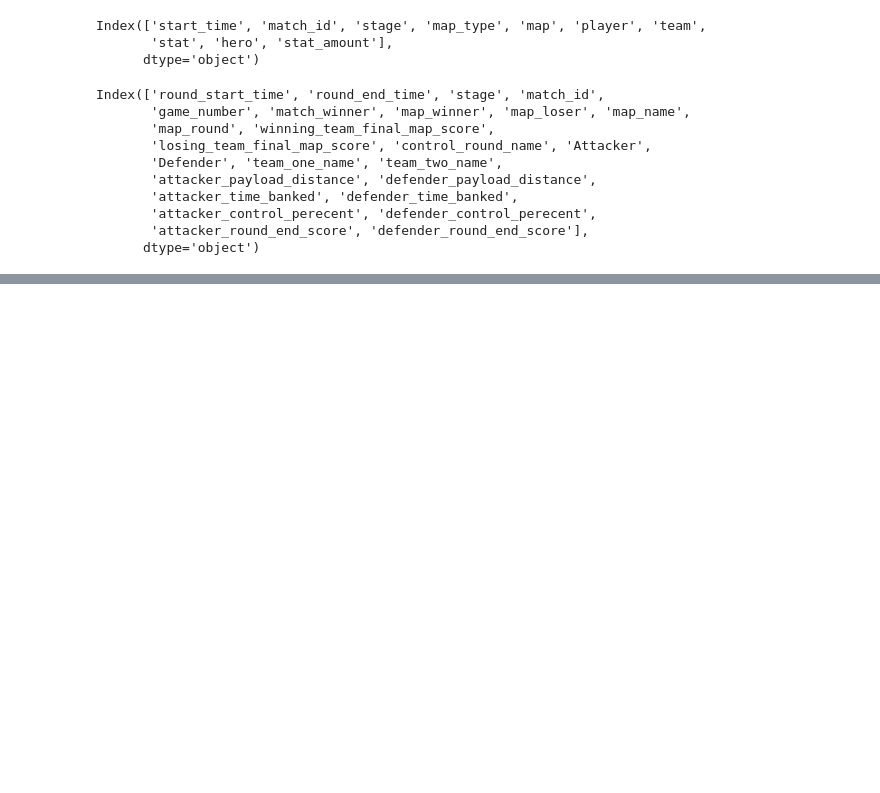
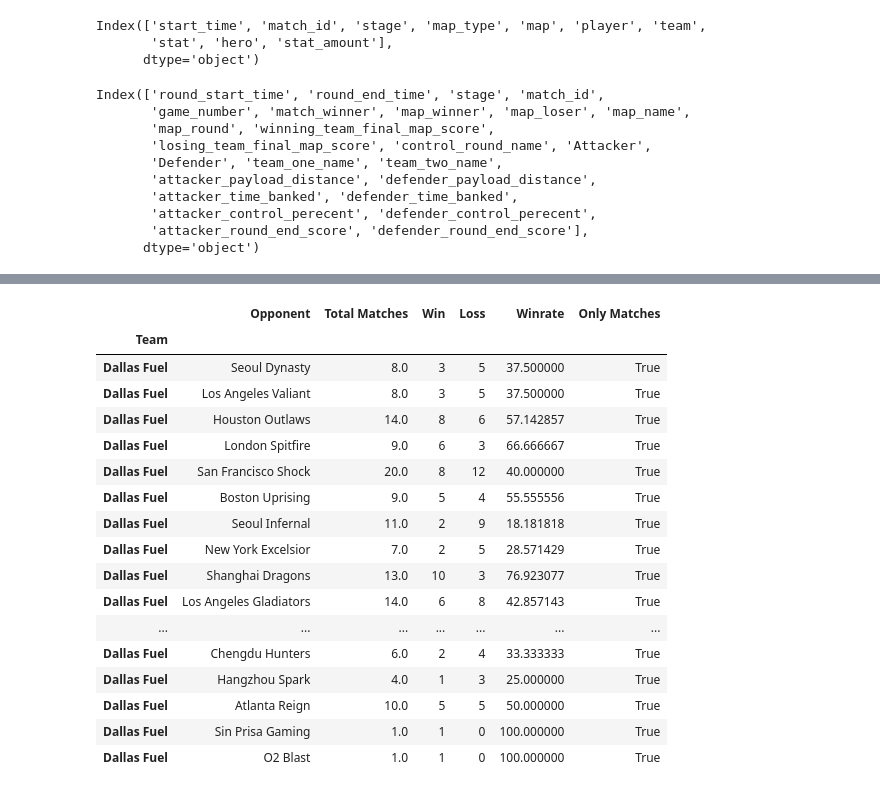
Before and after one commit to antaww/Overgraph, a Jupyter notebook: src/owl.ipynb, the cells around one changed output, grey strips where cells are left out. Cells and saved outputs as stored; diff of their text form; code cells hidden in the pictures; blank space fills up the shorter version.

```diff
--- a/src/owl.ipynb
+++ b/src/owl.ipynb
@@ -254,13 +292,14 @@ def get_team_scores(team: str, map_type: str = None) -> pd.DataFrame:
 
         row = pd.DataFrame(
             {'team': team, 'opponent': opponent, 'total_matches': total_matches, 'win': wins, 'loss': losses,
-             'winrate': winrate*100, 'map_type': map_type,
+             'winrate': winrate * 100, 'map_type': map_type,
              'only_matches': not map_type}, index=[0])
         results = pd.concat([results, row])
 
     # rename columns
     results.rename(columns={'team': 'Team', 'opponent': 'Opponent', 'total_matches': 'Total Matches', 'win': 'Win',
-                            'loss': 'Loss', 'winrate': 'Winrate', 'map_type': 'Map Type', 'only_matches': 'Only Matches'},
+                            'loss': 'Loss', 'winrate': 'Winrate', 'map_type': 'Map Type',
+                            'only_matches': 'Only Matches'},
                    inplace=True)
 
     # reorder columns
@@ -268,9 +307,28 @@ def get_team_scores(team: str, map_type: str = None) -> pd.DataFrame:
     if not map_type:
         results = results.drop(columns='Map Type')
 
-    results = results.reset_index(drop=True)
+    results = results.set_index('Team')
     return results
 # %%
-# get_team_scores('Dallas Fuel')
+get_team_scores('Dallas Fuel')
+# %% [output]
+|  | Opponent | Total Matches | Win | Loss | Winrate | Only Matches |
+| Team |  |  |  |  |  |  |
+| Dallas Fuel | Seoul Dynasty | 8.0 | 3 | 5 | 37.500000 | True |
+| Dallas Fuel | Los Angeles Valiant | 8.0 | 3 | 5 | 37.500000 | True |
+| Dallas Fuel | Houston Outlaws | 14.0 | 8 | 6 | 57.142857 | True |
+| Dallas Fuel | London Spitfire | 9.0 | 6 | 3 | 66.666667 | True |
+| Dallas Fuel | San Francisco Shock | 20.0 | 8 | 12 | 40.000000 | True |
+| Dallas Fuel | Boston Uprising | 9.0 | 5 | 4 | 55.555556 | True |
+| Dallas Fuel | Seoul Infernal | 11.0 | 2 | 9 | 18.181818 | True |
+| Dallas Fuel | New York Excelsior | 7.0 | 2 | 5 | 28.571429 | True |
+| Dallas Fuel | Shanghai Dragons | 13.0 | 10 | 3 | 76.923077 | True |
+| Dallas Fuel | Los Angeles Gladiators | 14.0 | 6 | 8 | 42.857143 | True |
+| ... | ... | ... | ... | ... | ... | ... |
+| Dallas Fuel | Chengdu Hunters | 6.0 | 2 | 4 | 33.333333 | True |
+| Dallas Fuel | Hangzhou Spark | 4.0 | 1 | 3 | 25.000000 | True |
+| Dallas Fuel | Atlanta Reign | 10.0 | 5 | 5 | 50.000000 | True |
+| Dallas Fuel | Sin Prisa Gaming | 1.0 | 1 | 0 | 100.000000 | True |
+| Dallas Fuel | O2 Blast | 1.0 | 1 | 0 | 100.000000 | True |
 # %%
 # get every team in alphabetical order
```
Also changed, not shown: parts of 5 cells of this notebook, 2 other files.
